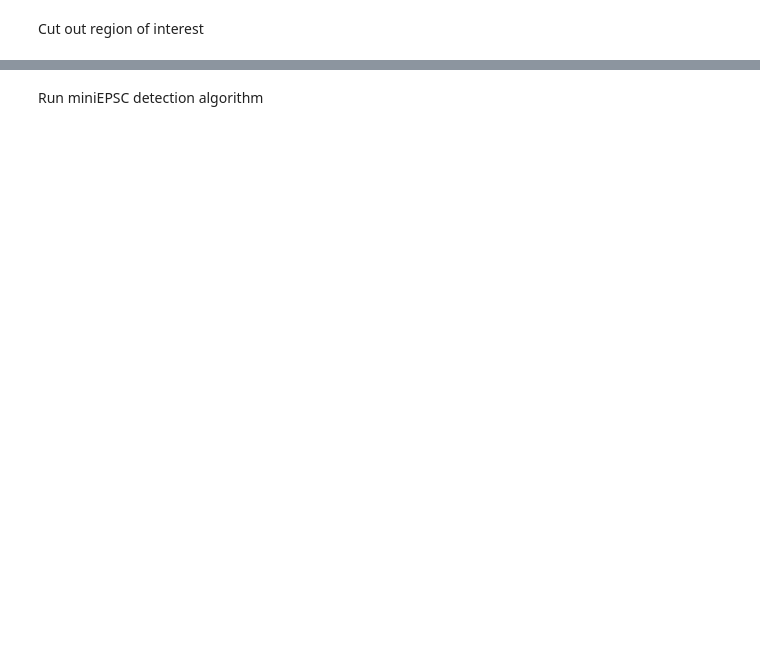
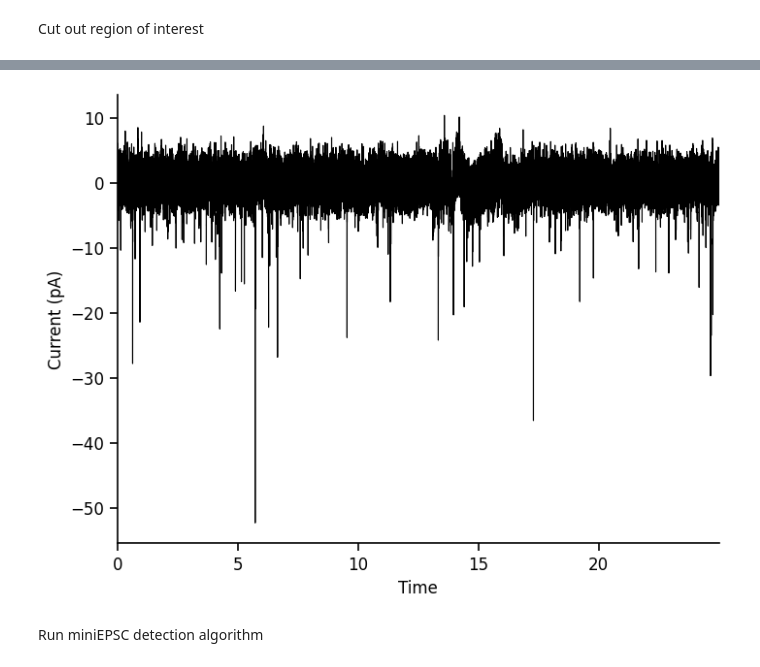
Before and after one commit to argalloni/CSHL_IonChannels2025, a Jupyter notebook: Analysis 12 - miniEPSCs.ipynb, the cells around one changed output, grey strips where cells are left out. Saved outputs shown, nothing was run; the diff lists cells and outputs as text; code cells hidden in the pictures; blank space fills up the shorter version.

Commit message:
updated miniEPSC notebook

```diff
--- a/Analysis 12 - miniEPSCs.ipynb
+++ b/Analysis 12 - miniEPSCs.ipynb
@@ -94,3 +104,15 @@ Cut out region of interest
+# %%
+start_idx = time_to_index(marker_1, current_traces.sampling_rate, time_unit='s')
+end_idx = time_to_index(marker_2, current_traces.sampling_rate, time_unit='s')
+
+current_traces_crop = MiniTrace(current_traces.data[start_idx:end_idx], sampling_interval=current_traces.sampling, y_unit=current_traces.y_unit, filename=current_traces.filename)
+
+ax = plot_traces(current_traces_crop.time_axis, current_traces_crop.data)
+# ax[0].set_ylim([-1000,200])
+# ax[0].set_xlim([1.1,2.9])
+plt.show()
+# %% [output]
+[figure, added]
 # %% [markdown]
 Run miniEPSC detection algorithm
 # %%
```
Also changed, not shown: parts of 13 cells of this notebook, 1 other file.
